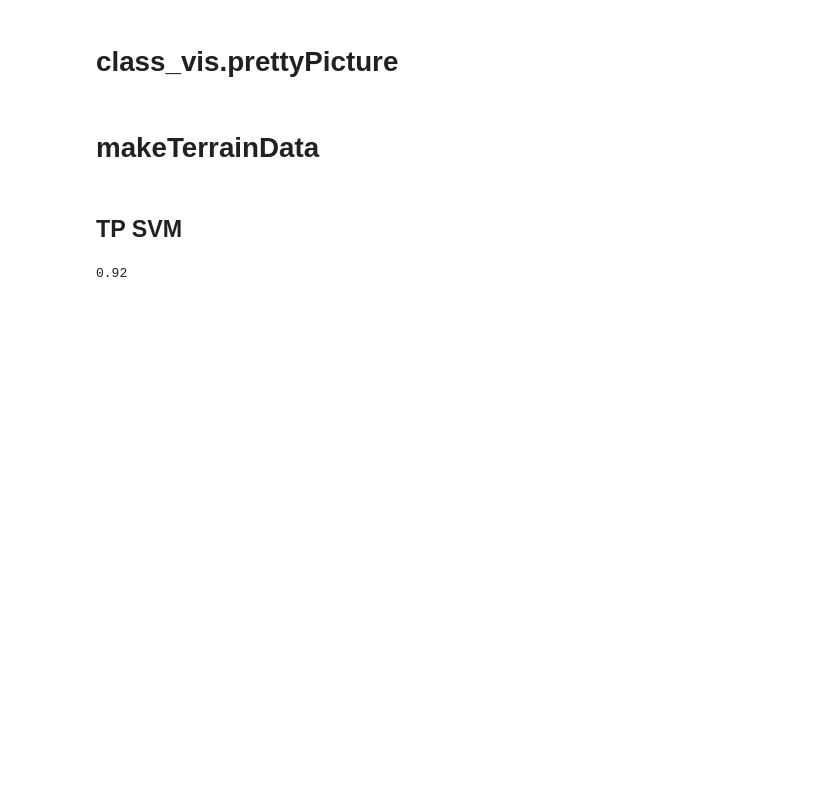
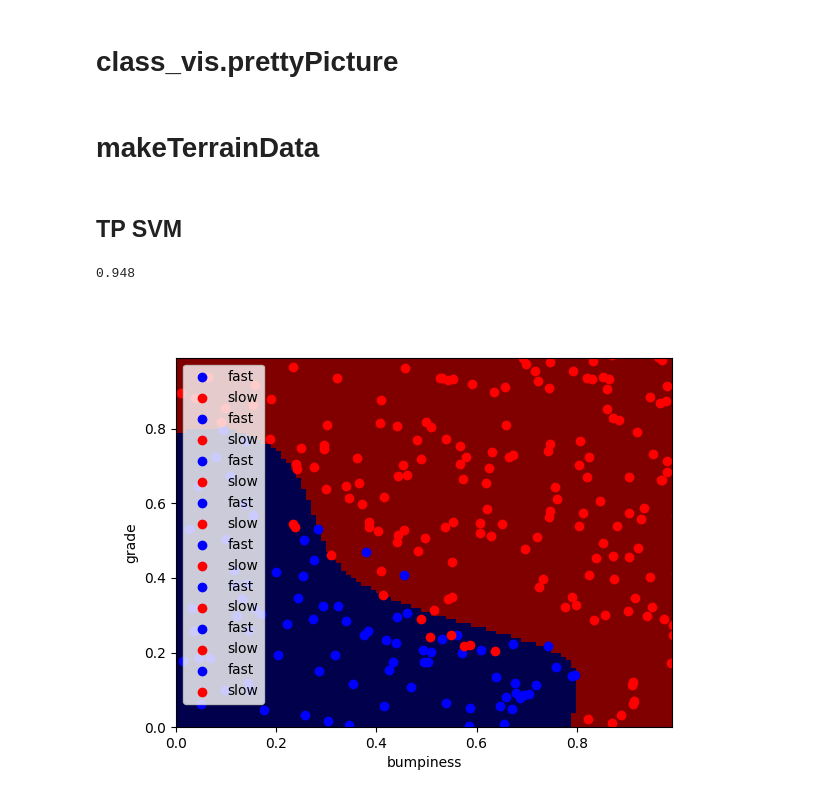
Before and after one commit to blouargant/UDACITY, a Jupyter notebook: Intro_to_machine_learning/SVM.ipynb, the cells around one changed output. Drawn from its saved outputs; the diff is of its cells as text; code cells hidden in the pictures; blank space fills up the shorter version.

```diff
--- a/Intro_to_machine_learning/SVM.ipynb
+++ b/Intro_to_machine_learning/SVM.ipynb
@@ -123,8 +123,8 @@ features_train, labels_train, features_test, labels_test = makeTerrainData()
 ########################## SVM #################################
 ### we handle the import statement and SVC creation for you here
 from sklearn.svm import SVC
-clf = SVC(kernel="linear")
-
+#clf = SVC(kernel="linear", gamma=1.0)
+clf = SVC(kernel="rbf", C=1000000)
 #### now your job is to fit the classifier
 #### using the training features/labels, and to
 #### make a set of predictions on the test data
@@ -142,4 +142,11 @@ print acc
 def submitAccuracy():
     return acc
 # %% [output]
-0.92
+0.948
+# %%
+from IPython.display import Image
+
+prettyPicture(clf, features_test, labels_test)
+Image("test.png")
+# %% [output]
+[figure, added]
```
Also changed, not shown: 1 other file.
